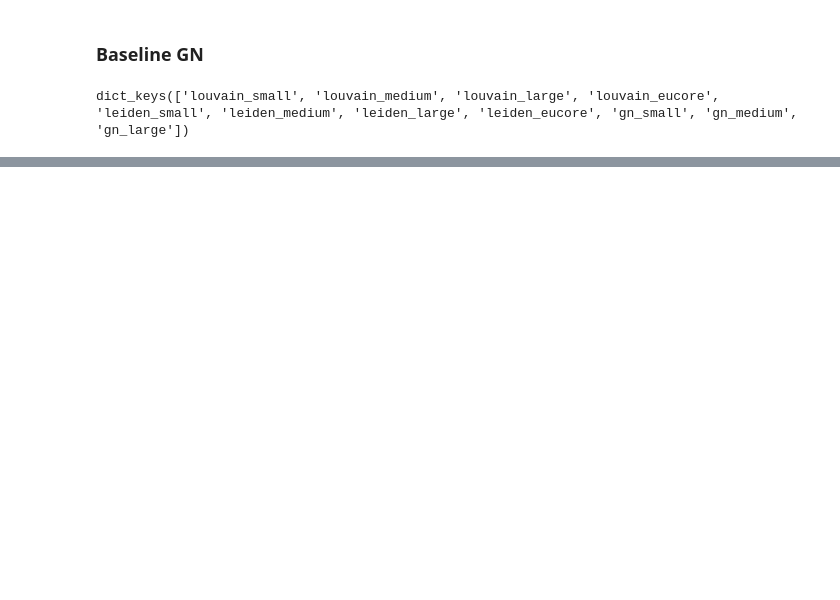
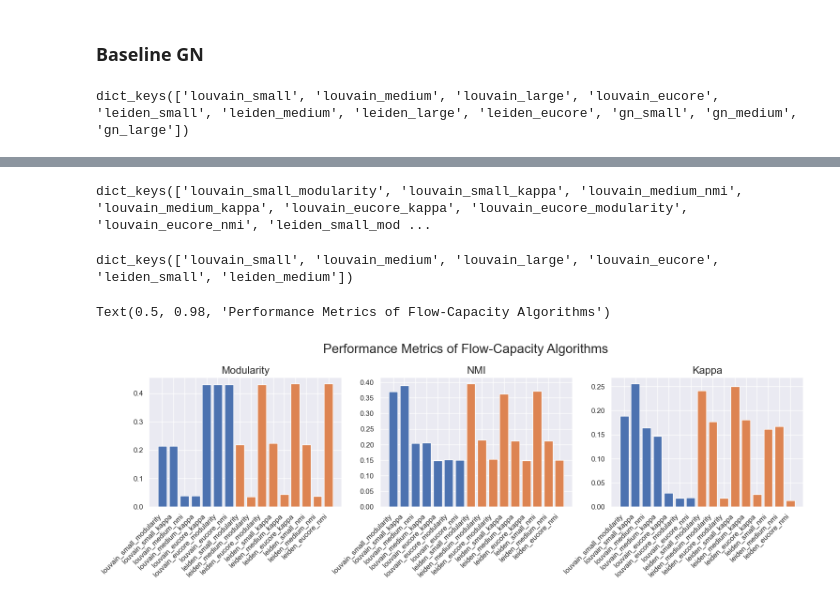
Before and after one commit to felipefbcintra/Bachelor-End-Project, a Jupyter notebook: Experiments.ipynb, the cells around one changed output, grey strips where cells are left out. Saved outputs shown, nothing was run; the diff lists cells and outputs as text; code cells hidden in the pictures; blank space fills up the shorter version.

```diff
--- a/Experiments.ipynb
+++ b/Experiments.ipynb
@@ -585,0 +728,12 @@ alpha_mod
+# %%
+stats, alpha, max_mod = flow_capacity_leiden(G_small, quality="n")
+res_flow_capacity["leiden_small_nmi"] =  stats
+alpha_mod["leiden_small_kappa"] = [alpha, max_mod]
+
+stats, alpha, max_mod = flow_capacity_leiden(G_medium, quality="n")
+res_flow_capacity["leiden_medium_nmi"] =  stats
+alpha_mod["leiden_medium_kappa"] = [alpha, max_mod]
+
+stats, alpha, max_mod = flow_capacity_leiden(eucore, quality="n")
+res_flow_capacity["leiden_eucore_nmi"] =  stats
+alpha_mod["leiden_eucore_kappa"] = [alpha, max_mod]
@@ -585,0 +760,39 @@ alpha_mod
+# %%
+res_flow_capacity.keys()
+# %% [output]
+dict_keys(['louvain_small_modularity', 'louvain_small_kappa', 'louvain_medium_nmi', 'louvain_medium_kappa', 'louvain_eucore_kappa', 'louvain_eucore_modularity', 'louvain_eucore_nmi', 'leiden_small_mod ...
+# %%
+modularities = [res_flow_capacity[key]["a_modularity"] for key in res_flow_capacity ]
+nmis = [res_flow_capacity[key]["a_nmi"] for key in res_flow_capacity ]
+kappas = [res_flow_capacity[key]["a_kappa"] for key in res_flow_capacity ]
+
+
+
+colors = [label_colors[str(key).split("_")[0]] for key in res_flow_capacity]
+res.keys()
+# %% [output]
+dict_keys(['louvain_small', 'louvain_medium', 'louvain_large', 'louvain_eucore', 'leiden_small', 'leiden_medium'])
+# %%
+fig, ax = plt.subplots(1,3, figsize=(18,4))
+
+# modularity
+ax[0].bar([key for key in res_flow_capacity], modularities, color=colors)
+ax[0].set_xticklabels(ax[0].get_xticklabels(),  rotation=45, horizontalalignment="right")
+ax[0].set_title("Modularity", fontsize=16)
+
+
+# nmi
+ax[1].bar([key for key in res_flow_capacity], nmis, color=colors)
+ax[1].set_xticklabels(ax[0].get_xticklabels(),  rotation=45, horizontalalignment="right")
+ax[1].set_title("NMI", fontsize=16)
+
+# kappa
+ax[2].bar([key for key in res_flow_capacity], kappas, color=colors)
+ax[2].set_xticklabels(ax[0].get_xticklabels(),  rotation=45, horizontalalignment="right")
+ax[2].set_title("Kappa", fontsize=16)
+
+plt.subplots_adjust(top=0.8)
+plt.suptitle("Performance Metrics of Flow-Capacity Algorithms", fontsize=20)
+# %% [output]
+Text(0.5, 0.98, 'Performance Metrics of Flow-Capacity Algorithms')
+[figure, added]
```
Also changed, not shown: parts of 23 cells of this notebook.
